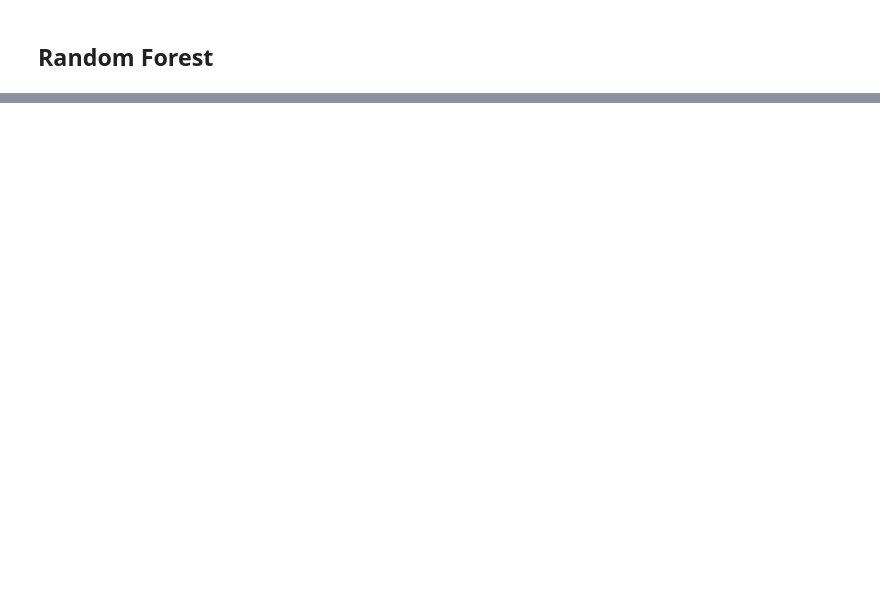
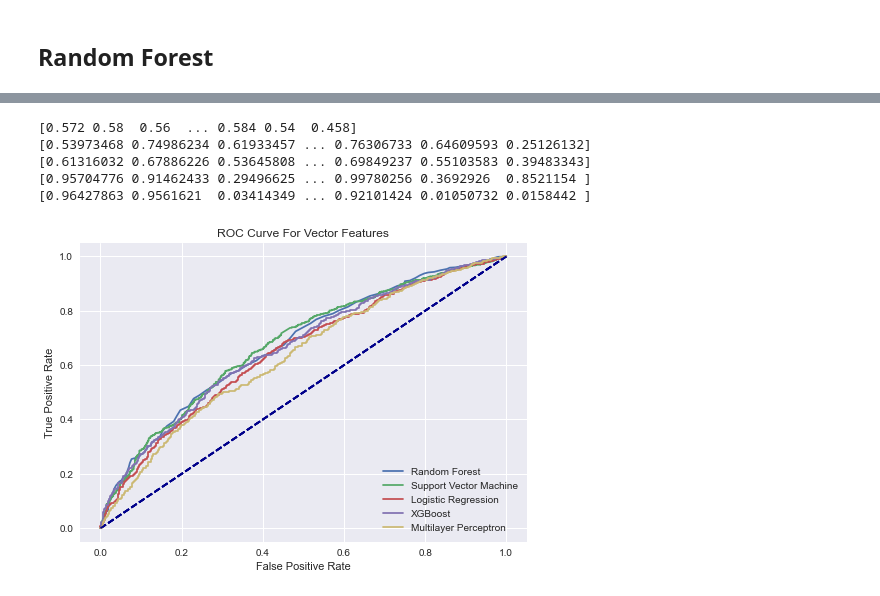
Before and after one commit to kroglkt/LP2, a Jupyter notebook: Classification.ipynb, the cells around one changed output, grey strips where cells are left out. Saved outputs shown, nothing was run; the diff lists cells and outputs as text; code cells hidden in the pictures; blank space fills up the shorter version.

```diff
--- a/Classification.ipynb
+++ b/Classification.ipynb
@@ -269,0 +325,3 @@ strat_kfold(search, forced_scalars, 3)
+# %%
+mlp = MLPClassifier(max_iter=1000, random_state=42)
+mlp_results = try_different_feats(mlp)
@@ -269,0 +343,32 @@ strat_kfold(search, forced_scalars, 3)
+# %%
+def plot_roc_cur(fper, tper, label="", title="plot title"):
+    plt.plot(fper, tper, label=label)
+    plt.plot([0, 1], [0, 1], color='darkblue', linestyle='--')
+    plt.xlabel('False Positive Rate')
+    plt.ylabel('True Positive Rate')
+    plt.title(title)
+    plt.legend(loc='lower right')
+
+def create_roc_curve(preds, targets, label="", title=""):
+    all_fpr, all_tpr = [], []
+    print(preds[:,1])
+    fpr, tpr, thresholds = roc_curve(targets, preds[:,1]) #De her burde vist være nyttet om...
+    all_fpr.append(fpr)
+    all_tpr.append(tpr)
+    all_fpr = np.array(all_fpr)
+    all_tpr = np.array(tpr)
+
+    plot_roc_cur(all_fpr[0], all_tpr, label=label, title=title)
+# %%
+labels = ['Random Forest', 'Support Vector Machine', 'Logistic Regression', 'XGBoost', 'Multilayer Perceptron']
+all_results = [rfc_results[0][0], svc_results[0][0], lrg_results[0][0], xgb_results[0][0], mlp_results[0][0]]
+all_targets = [rfc_results[0][1], svc_results[0][1], lrg_results[0][1], xgb_results[0][1], mlp_results[0][1]]
+
+vec_results = [rfc_results[1][0], svc_results[1][0], lrg_results[1][0], xgb_results[1][0], mlp_results[1][0]]
+vec_targets = [rfc_results[1][1], svc_results[1][1], lrg_results[1][1], xgb_results[1][1], mlp_results[1][1]]
+
+fin_results = [rfc_results[2][0], svc_results[2][0], lrg_results[2][0], xgb_results[2][0], mlp_results[2][0]]
+fin_targets = [rfc_results[2][1], svc_results[2][1], lrg_results[2][1], xgb_results[2][1], mlp_results[2][1]]
+# %%
+for i in range(len(all_results)):
+    create_roc_curve(all_results[i], all_targets[i], label=labels[i], title="ROC Curve For All Features")
@@ -269,0 +383,10 @@ strat_kfold(search, forced_scalars, 3)
+# %%
+for i in range(len(vec_results)):
+    create_roc_curve(vec_results[i], vec_targets[i], label=labels[i], title="ROC Curve For Vector Features")
+# %% [output]
+[0.572 0.58  0.56  ... 0.584 0.54  0.458]
+[0.53973468 0.74986234 0.61933457 ... 0.76306733 0.64609593 0.25126132]
+[0.61316032 0.67886226 0.53645808 ... 0.69849237 0.55103583 0.39483343]
+[0.95704776 0.91462433 0.29496625 ... 0.99780256 0.3692926  0.8521154 ]
+[0.96427863 0.9561621  0.03414349 ... 0.92101424 0.01050732 0.0158442 ]
+[figure, added]
```
Also changed, not shown: parts of 36 cells of this notebook, 3 other files.
